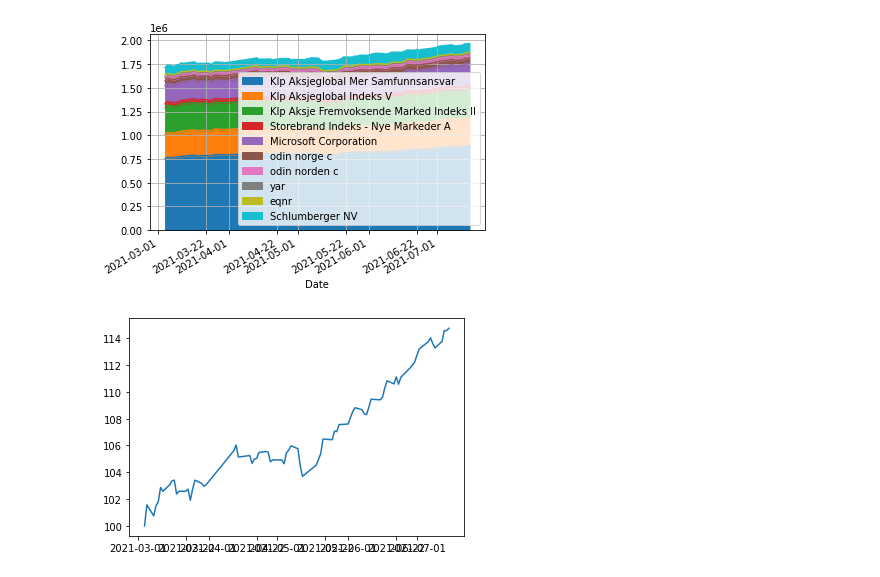
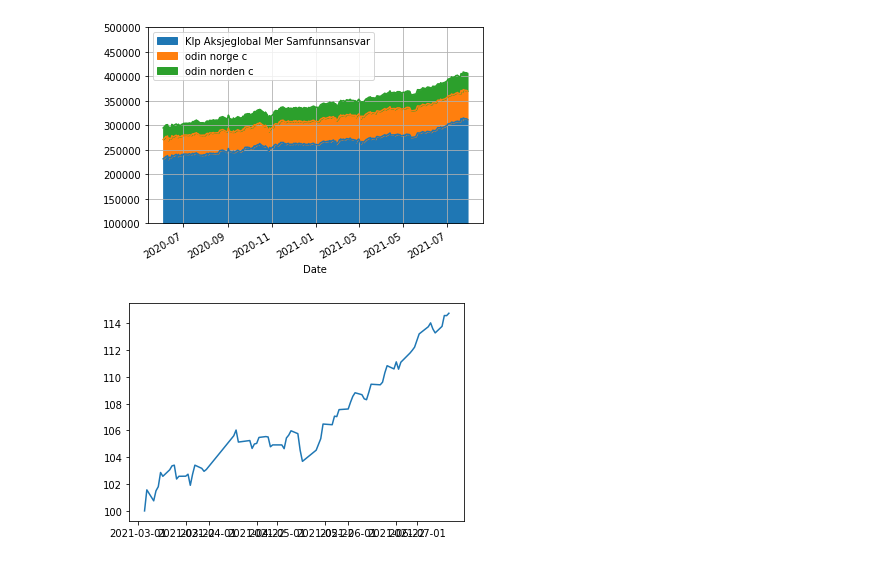
Before and after one commit to ivarbratberg/finans, a Jupyter notebook: finance.ipynb, the cells around one changed output. Saved outputs shown, nothing was run; the diff lists cells and outputs as text; code cells hidden in the pictures.

```diff
--- a/finance.ipynb
+++ b/finance.ipynb
@@ -46,7 +46,7 @@ import numpy as np
 # Ellers er det litt vanskelig å se utviklingen for pensjon
 # Det betyr at pensjonen ikke er korrekt, fordi den ikke viser de månedlige tilleggene
 # Pensjonen begynte i Kron ca 1. april 2021
-p=[('Klp Aksjeglobal Mer Samfunnsansvar', (176, 125, 205),1,'funds','norway'),
+p=[('Klp Aksjeglobal Mer Samfunnsansvar', (176, 125 + 141, 205),1,'funds','norway'), # Kjøpte 141 August 2021 250 kkr
    ('Klp Aksjeglobal Indeks V', (0,0,142),1,'funds','norway'),
    ('Klp Aksje Fremvoksende Marked Indeks II', (0,0,112.5),1,'funds','norway'),
    ('Storebrand Indeks - Nye Markeder A', (0,0,17.7),1,'funds','norway'),
@@ -55,7 +55,7 @@ p=[('Klp Aksjeglobal Mer Samfunnsansvar', (176, 125, 205),1,'funds','norway'),
     ('odin norden c',(9.43,0,0),8.5,'funds','norway'),
     ('yar',(0,30,0),1,'stocks','norway'),
     ('eqnr',(0,50,0),1,'stocks','norway'),
-    ('Schlumberger NV',(0,353,0),8.5,'stocks','united states')
+    ('Schlumberger NV',(0,0,0),8.5,'stocks','united states')
 
 ]
 
@@ -72,7 +72,7 @@ for i,t in enumerate(p):
 # Get unique dates
 import pandas as pd
 
-portefolje = -1 # 0 er barna, 1 er egen sparing, 2 er pensjon
+portefolje = 0 # 0 er barna, 1 er egen sparing, 2 er pensjon
 
 sm = None
 highs = None
@@ -96,19 +96,20 @@ for a,t in zip(raw_values, p):
   col_names.append(t[0])
 cm.columns =  col_names # ['a','b','c','d','e','f','g','h']#
 # %%
-start_date =  pd.to_datetime('2021-03-03')
+start_date =  pd.to_datetime('2020-06-03')
 end_date =  pd.to_datetime('today')
 mask =  (cm['Date'] > start_date) & (cm['Date'] <= end_date)
 cm_sub = cm.loc[mask]
 # print(a.index)
 
 sb = cm_sub
 sb.set_index(['Date'],inplace=True)
 sb.plot.area()
+plt.ylim([100000, 500000])
 plt.grid()
 plt.show()
 # %% [output]
-[figure, old version]
+[figure, new version]
 # %%
 sm = cm_sub.sum(axis=1)
 sm = 100*sm/sm[0]
```
Also changed, not shown: parts of 2 cells of this notebook.
